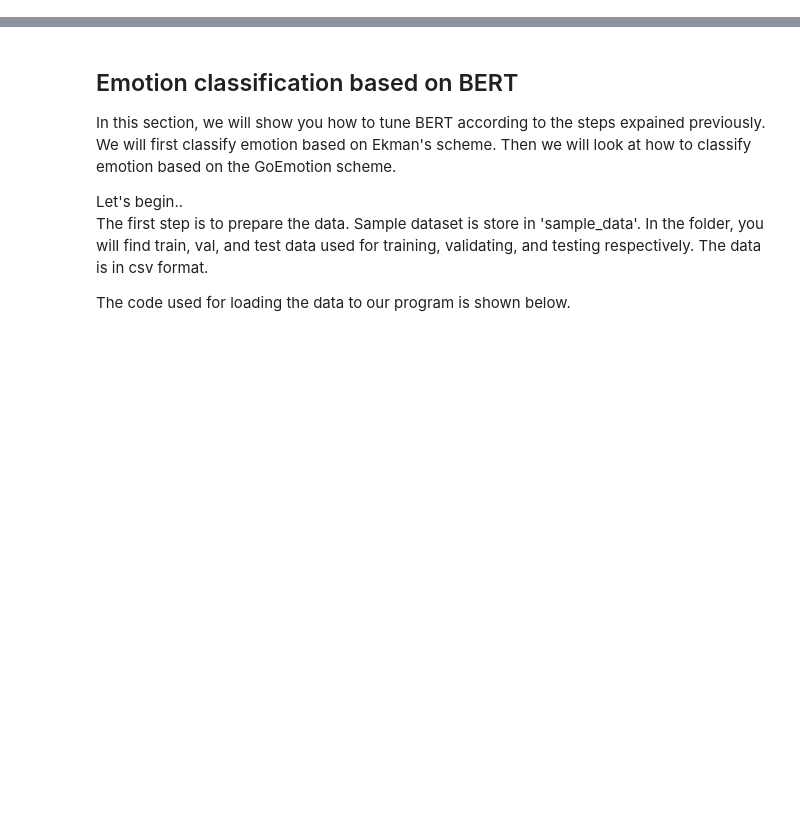
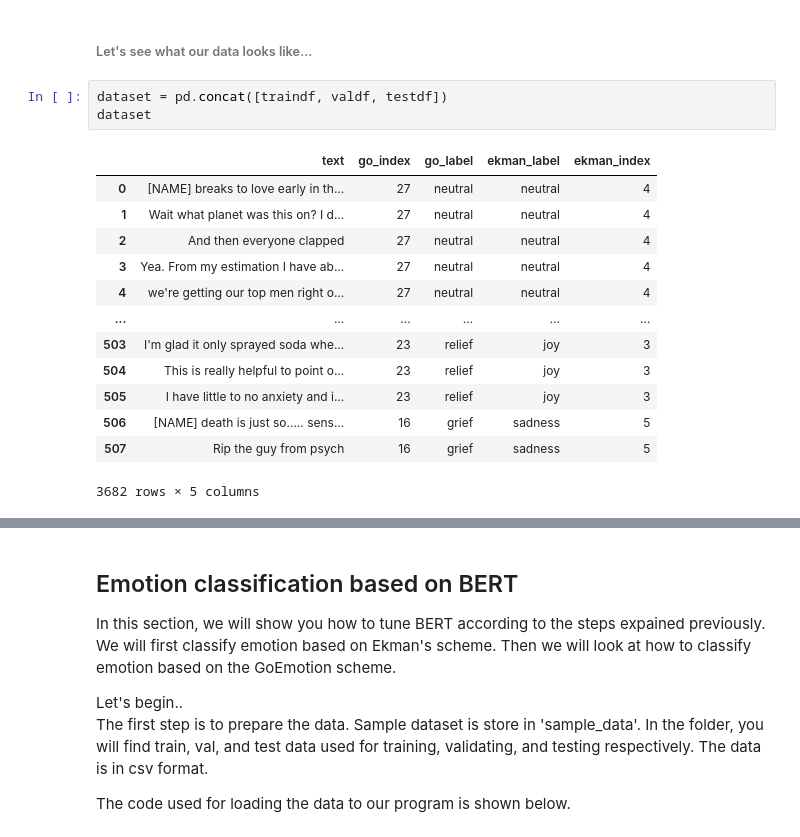
Before and after one commit to UCREL/Session-6-LLM-Based-Emotion-Analysis, a Jupyter notebook: tutorial.ipynb, the cells around one changed output, grey strips where cells are left out. Cells and saved outputs as stored; diff of their text form; blank space fills up the shorter version.

```diff
--- a/tutorial.ipynb
+++ b/tutorial.ipynb
@@ -23,0 +58,19 @@ There are three mains step for tuning LLMs. The first step involves preparing da
+# %% [markdown]
+###### Let's see what our data looks like...
+# %%
+dataset = pd.concat([traindf, valdf, testdf])
+dataset
+# %% [output]
+|  | text | go_index | go_label | ekman_label | ekman_index |
+| 0 | [NAME] breaks to love early in th... | 27 | neutral | neutral | 4 |
+| 1 | Wait what planet was this on? I d... | 27 | neutral | neutral | 4 |
+| 2 | And then everyone clapped | 27 | neutral | neutral | 4 |
+| 3 | Yea. From my estimation I have ab... | 27 | neutral | neutral | 4 |
+| 4 | we're getting our top men right o... | 27 | neutral | neutral | 4 |
+| ... | ... | ... | ... | ... | ... |
+| 503 | I'm glad it only sprayed soda whe... | 23 | relief | joy | 3 |
+| 504 | This is really helpful to point o... | 23 | relief | joy | 3 |
+| 505 | I have little to no anxiety and i... | 23 | relief | joy | 3 |
+| 506 | [NAME] death is just so..... sens... | 16 | grief | sadness | 5 |
+| 507 | Rip the guy from psych | 16 | grief | sadness | 5 |
+3682 rows × 5 columns
```
Also changed, not shown: parts of 20 cells of this notebook.
